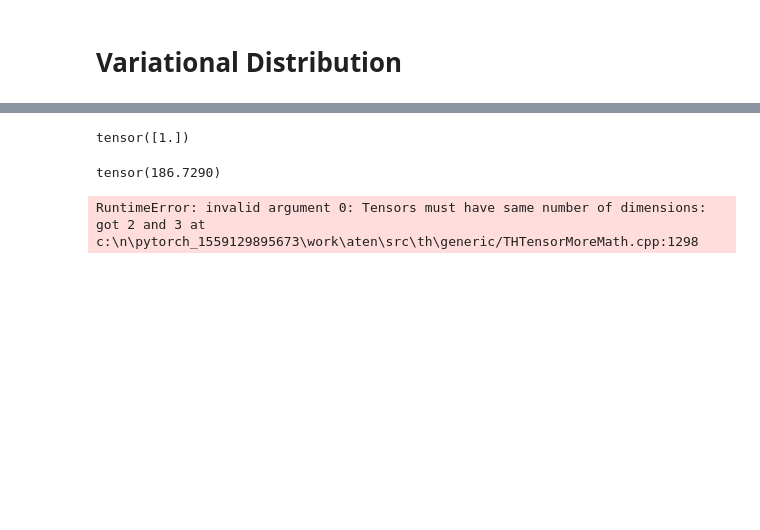
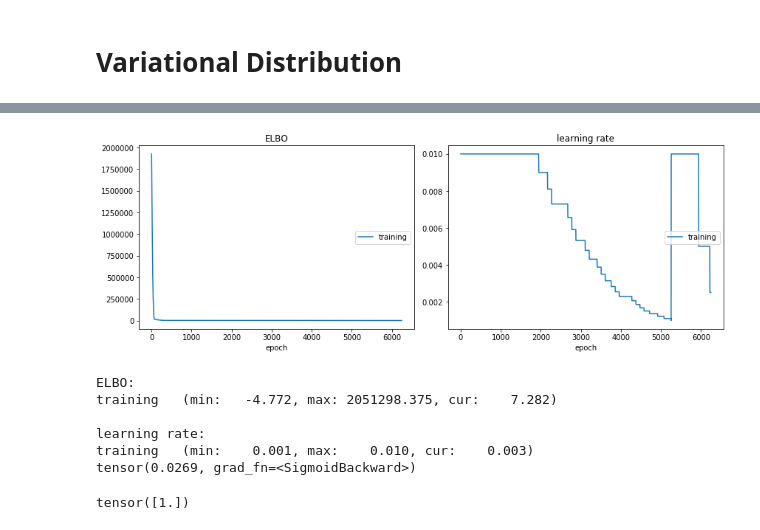
Before and after one commit to cortax/BayesianNN, a Jupyter notebook: Examples/dev_variational_boosting_NN.ipynb, the cells around one changed output, grey strips where cells are left out. Drawn from its saved outputs; the diff is of its cells as text; code cells hidden in the pictures; blank space fills up the shorter version.

```diff
--- a/Examples/dev_variational_boosting_NN.ipynb
+++ b/Examples/dev_variational_boosting_NN.ipynb
@@ -26,9 +26,9 @@ x_data = data[0].to(device)
 y_data = data[1].to(device)
 y_data = y_data.unsqueeze(-1)
 # %%
-model = nn.Sequential( nn.Linear(1, 50),
+model = nn.Sequential( nn.Linear(1, 20),
                        nn.Tanh(),
-                       nn.Linear(50, 1),
+                       nn.Linear(20, 1),
                      ).to(device)
 # %%
 param_count = get_param(model).shape[0]
@@ -199,4 +215,34 @@ training   (min:    0.010, max:    0.010, cur:    0.010)
 KeyboardInterrupt:
+# %%
+class MeanFieldVariationalMixtureDistribution(nn.Module):
+    def __init__(self, proportions, components, device='cpu'):
+        self.proportions = proportions.to(device)
+        self.components = components
+        self.requires_grad_(False)
+        self.device = device
+
+    def sample(self, n=1):
+        d = torch.distributions.multinomial.Multinomial(n, self.proportions)
+        m = d.sample()
+        return torch.cat([self.components[c].sample(int(m[c])) for c in range(len(self.components))])
+
+    def requires_grad_(self, b):
+        self.proportions.requires_grad_(b)
+        for c in self.components:
+            c.requires_grad_(b)
+
+    def log_prob(self, x):
+        return torch.logsumexp(torch.stack([torch.log(self.proportions[c]) + self.components[c].log_prob(x) for c in range(len(self.proportions))],dim=1),dim=1)
+        #MU = torch.cat([c.mu for c in self.components], dim=0)
+        #SIGMA = torch.stack([c.sigma for c in self.components])
+        #P = -0.5*torch.log(2*np.pi*SIGMA**2) - ( 0.5*(MU-x)**2)/(SIGMA**2)
+        #return torch.logsumexp(torch.log(self.proportions) + P.sum(dim=1), dim=0).unsqueeze(0).unsqueeze(0)
+
+    def log_prob_augmented(self, x, q_new, unbounded_prop_new):
+        prop_new = torch.sigmoid(unbounded_prop_new).to(self.device)
+        A = torch.log(1-prop_new) + self.log_prob(x)
+        B = torch.log(prop_new) + q_new.log_prob(x)
+        return torch.logsumexp(torch.stack([A,B]),dim=0)
 # %%
 components = [q]
 proportions = torch.tensor([1.0], device=device)
@@ -221,9 +267,14 @@ for _ in range(1000):
+# %%
+qC = Boost(qC, 5)
+# %% [output]
+[figure, added]
+ELBO:
+training   (min:   -4.772, max: 2051298.375, cur:    7.282)
+
+learning rate:
+training   (min:    0.001, max:    0.010, cur:    0.003)
+tensor(0.0269, grad_fn=<SigmoidBackward>)
 # %%
 qC.proportions
 # %% [output]
 tensor([1.])
-# %%
-qC = Boost(qC, 100)
-# %% [output]
-tensor(186.7290)
-RuntimeError: invalid argument 0: Tensors must have same number of dimensions: got 2 and 3 at c:\n\pytorch_1559129895673\work\aten\src\th\generic/THTensorMoreMath.cpp:1298
```
Also changed, not shown: parts of 14 cells of this notebook, 1 other file.
